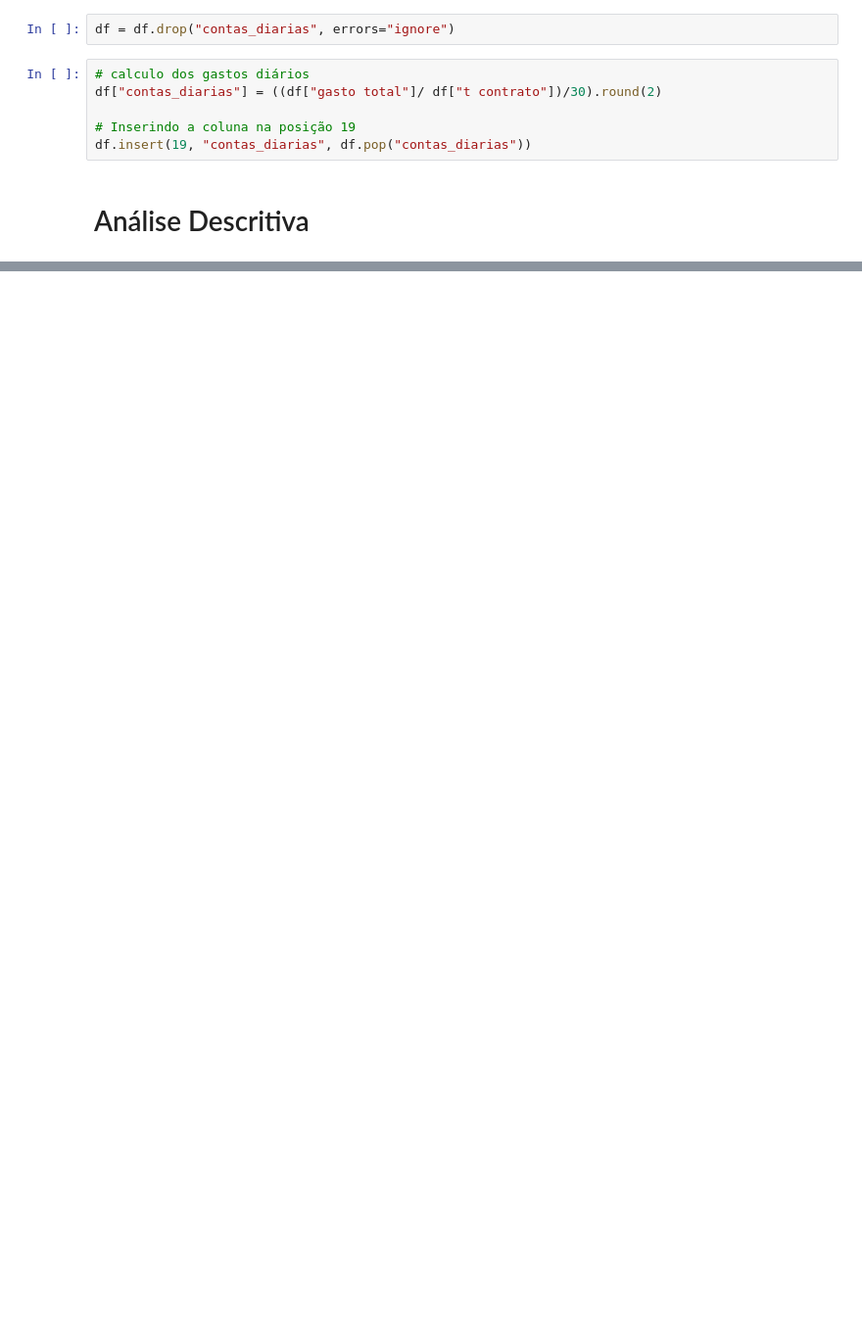
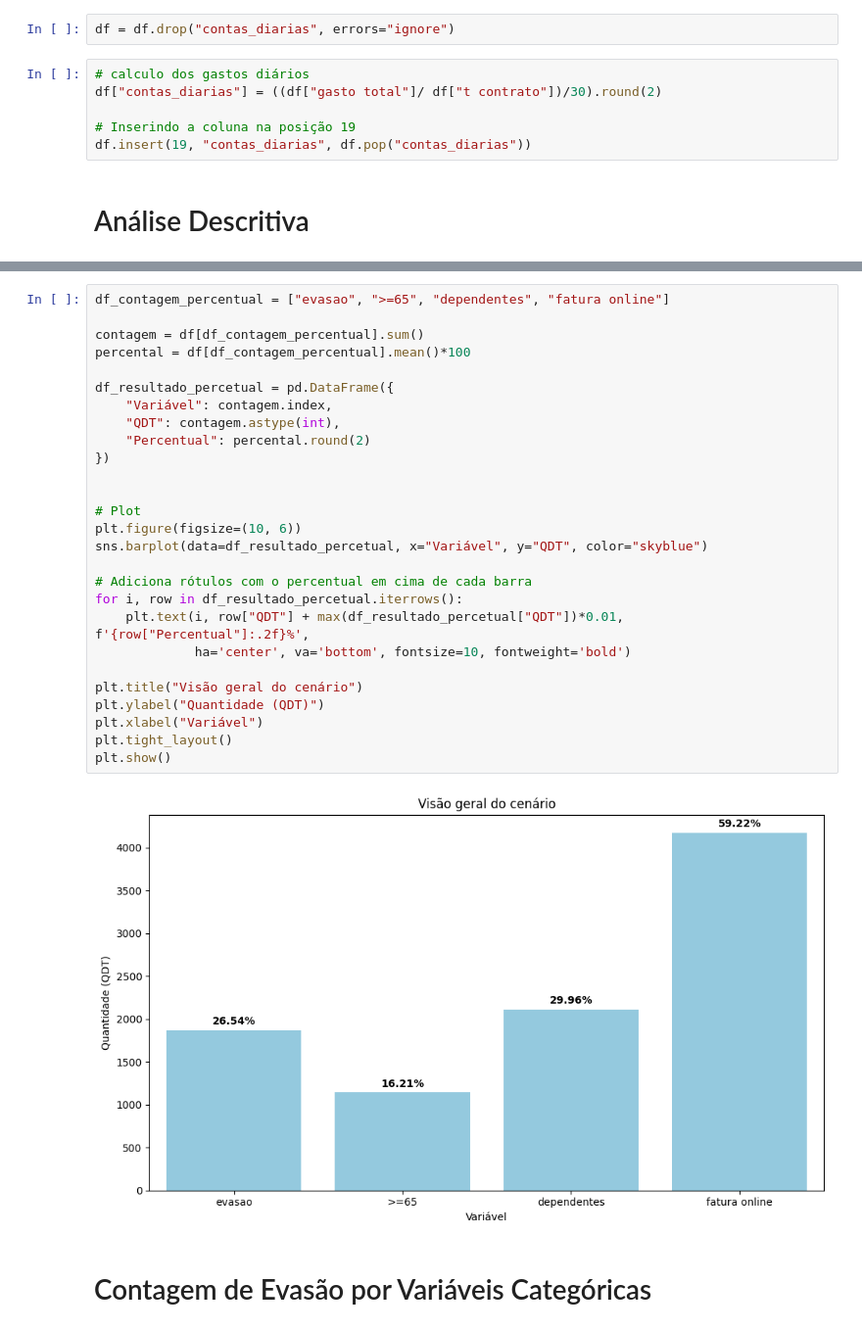
Before and after one commit to DuillesAD/Challenge-Telecon-X-analise-de-dados, a Jupyter notebook: Challenge_Telecon_X_analise_de_dados.ipynb, the cells around one changed output, grey strips where cells are left out. Shown at 98% size. Cells and saved outputs as stored; diff of their text form; blank space fills up the shorter version.

```diff
--- a/Challenge_Telecon_X_analise_de_dados.ipynb
+++ b/Challenge_Telecon_X_analise_de_dados.ipynb
@@ -198,0 +219,31 @@ dtype: float64
+# %%
+df_contagem_percentual = ["evasao", ">=65", "dependentes", "fatura online"]
+
+contagem = df[df_contagem_percentual].sum()
+percental = df[df_contagem_percentual].mean()*100
+
+df_resultado_percetual = pd.DataFrame({
+    "Variável": contagem.index,
+    "QDT": contagem.astype(int),
+    "Percentual": percental.round(2)
+})
+
+
+# Plot
+plt.figure(figsize=(10, 6))
+sns.barplot(data=df_resultado_percetual, x="Variável", y="QDT", color="skyblue")
+
+# Adiciona rótulos com o percentual em cima de cada barra
+for i, row in df_resultado_percetual.iterrows():
+    plt.text(i, row["QDT"] + max(df_resultado_percetual["QDT"])*0.01, f'{row["Percentual"]:.2f}%',
+             ha='center', va='bottom', fontsize=10, fontweight='bold')
+
+plt.title("Visão geral do cenário")
+plt.ylabel("Quantidade (QDT)")
+plt.xlabel("Variável")
+plt.tight_layout()
+plt.show()
+# %% [output]
+[figure, added]
+# %% [markdown]
+# Contagem de Evasão por Variáveis Categóricas
```
Also changed, not shown: parts of 5 cells of this notebook.
